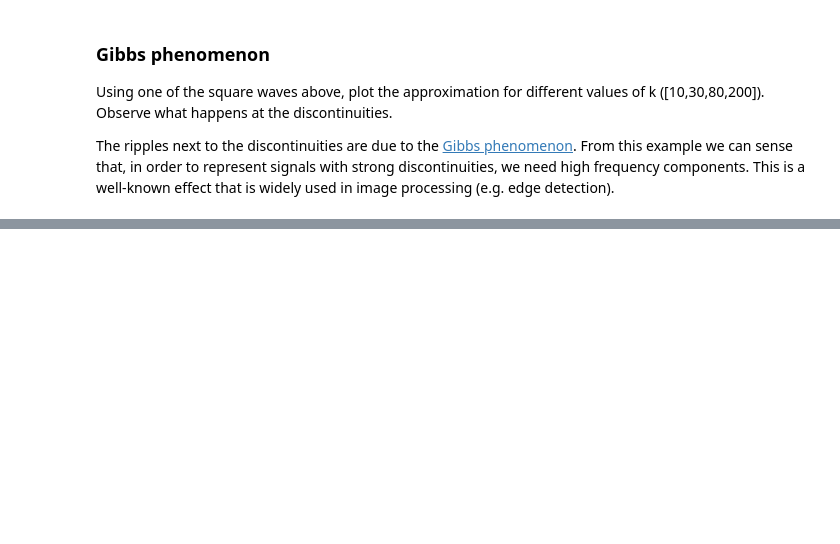
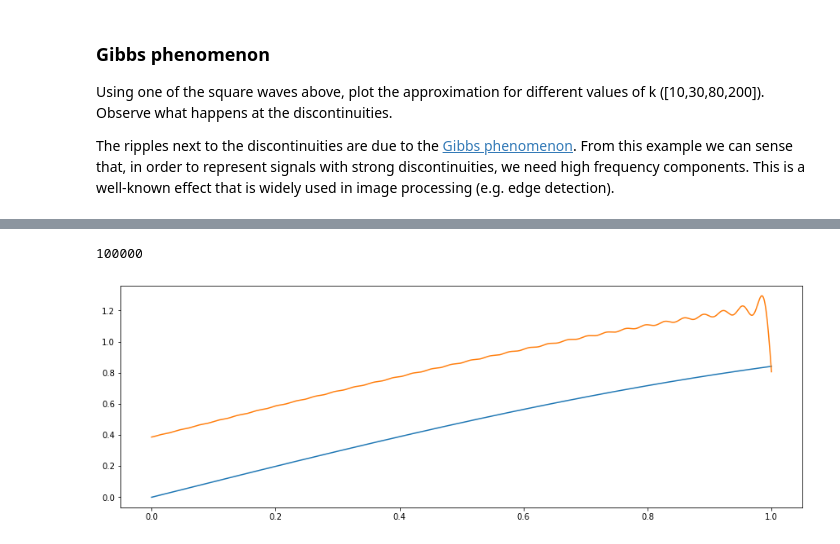
Before and after one commit to invzz/MasterOfComputerScience, a Jupyter notebook: 2021-2022/DSIP/pynb/Labo 1 - Fourier series - STUDENTS.ipynb, the cells around one changed output, grey strips where cells are left out. Saved outputs shown, nothing was run; the diff lists cells and outputs as text; code cells hidden in the pictures; blank space fills up the shorter version.

```diff
--- a/2021-2022/DSIP/pynb/Labo 1 - Fourier series - STUDENTS.ipynb
+++ b/2021-2022/DSIP/pynb/Labo 1 - Fourier series - STUDENTS.ipynb
@@ -427,0 +456,20 @@ No handles with labels found to put in legend.
+# %%
+def get_series(x, signal, K):
+    reconstructed_signal, a_0, a, b = fseries(x,signal,K)
+
+    return reconstructed_signal
+
+
+dx = 0.00001
+x = np.arange(0,1,dx)
+
+signal = np.sin(x)
+fig = plt.figure()
+ax = fig.add_subplot(1,1,1)
+ax.plot(x, signal)
+ax.plot(x, get_series(x,signal,200))
+print(len(signal))
+plt.show()
+# %% [output]
+100000
+[figure, added]
```
Also changed, not shown: parts of 12 cells of this notebook, 6 other files.
